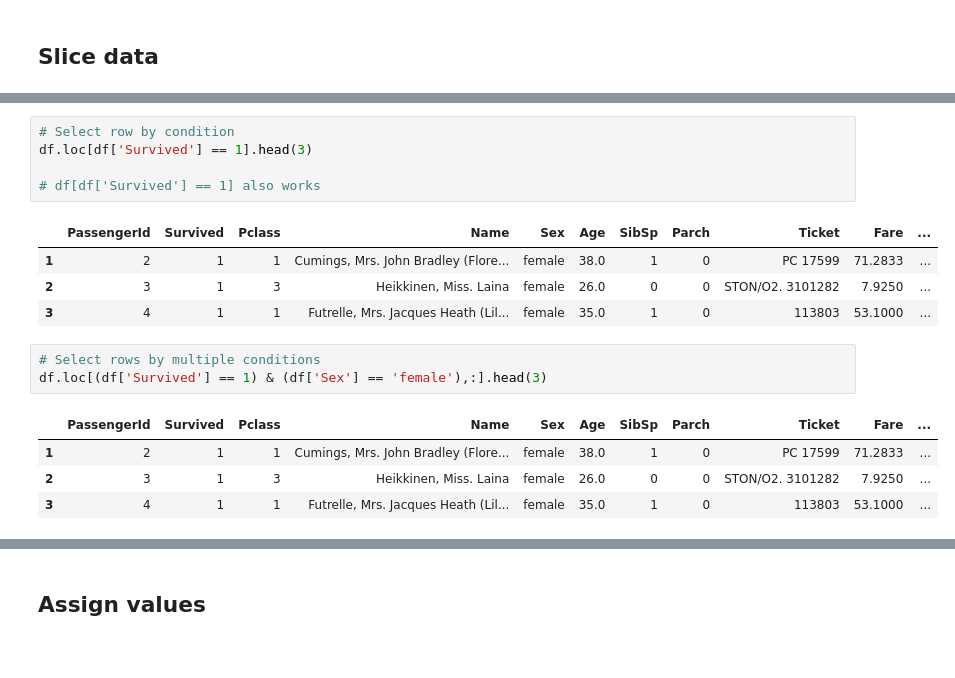
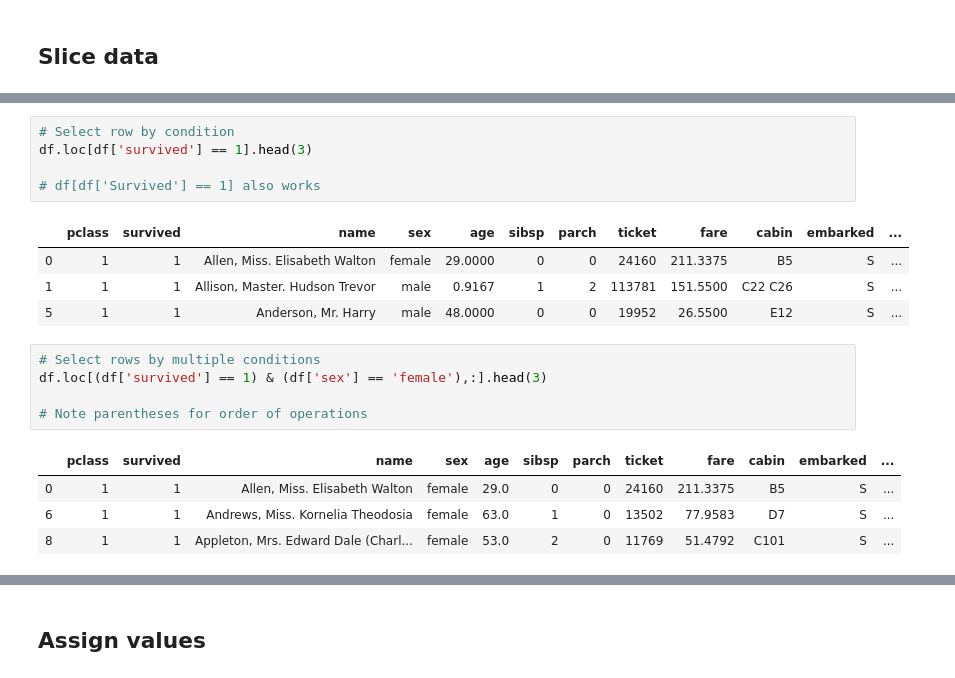
Before and after one commit to jayqi/rosetta-stone, a Jupyter notebook: data-analysis/data-frame-manipulation_python_pandas.ipynb, the cells around one changed output, grey strips where cells are left out. Saved outputs shown, nothing was run; the diff lists cells and outputs as text.

```diff
--- a/data-analysis/data-frame-manipulation_python_pandas.ipynb
+++ b/data-analysis/data-frame-manipulation_python_pandas.ipynb
@@ -70,18 +95,20 @@ df.loc[2:4,:]
 # %%
 # Select row by condition
-df.loc[df['Survived'] == 1].head(3)
+df.loc[df['survived'] == 1].head(3)
 
 # df[df['Survived'] == 1] also works
 # %% [output]
-|  | PassengerId | Survived | Pclass | Name | Sex | Age | SibSp | Parch | Ticket | Fare | ... |
-| 1 | 2 | 1 | 1 | Cumings, Mrs. John Bradley (Flore... | female | 38.0 | 1 | 0 | PC 17599 | 71.2833 | ... |
-| 2 | 3 | 1 | 3 | Heikkinen, Miss. Laina | female | 26.0 | 0 | 0 | STON/O2. 3101282 | 7.9250 | ... |
-| 3 | 4 | 1 | 1 | Futrelle, Mrs. Jacques Heath (Lil... | female | 35.0 | 1 | 0 | 113803 | 53.1000 | ... |
+|  | pclass | survived | name | sex | age | sibsp | parch | ticket | fare | cabin | embarked | ... |
+| 0 | 1 | 1 | Allen, Miss. Elisabeth Walton | female | 29.0000 | 0 | 0 | 24160 | 211.3375 | B5 | S | ... |
+| 1 | 1 | 1 | Allison, Master. Hudson Trevor | male | 0.9167 | 1 | 2 | 113781 | 151.5500 | C22 C26 | S | ... |
+| 5 | 1 | 1 | Anderson, Mr. Harry | male | 48.0000 | 0 | 0 | 19952 | 26.5500 | E12 | S | ... |
 # %%
 # Select rows by multiple conditions
-df.loc[(df['Survived'] == 1) & (df['Sex'] == 'female'),:].head(3)
+df.loc[(df['survived'] == 1) & (df['sex'] == 'female'),:].head(3)
+
+# Note parentheses for order of operations
 # %% [output]
-|  | PassengerId | Survived | Pclass | Name | Sex | Age | SibSp | Parch | Ticket | Fare | ... |
-| 1 | 2 | 1 | 1 | Cumings, Mrs. John Bradley (Flore... | female | 38.0 | 1 | 0 | PC 17599 | 71.2833 | ... |
-| 2 | 3 | 1 | 3 | Heikkinen, Miss. Laina | female | 26.0 | 0 | 0 | STON/O2. 3101282 | 7.9250 | ... |
-| 3 | 4 | 1 | 1 | Futrelle, Mrs. Jacques Heath (Lil... | female | 35.0 | 1 | 0 | 113803 | 53.1000 | ... |
+|  | pclass | survived | name | sex | age | sibsp | parch | ticket | fare | cabin | embarked | ... |
+| 0 | 1 | 1 | Allen, Miss. Elisabeth Walton | female | 29.0 | 0 | 0 | 24160 | 211.3375 | B5 | S | ... |
+| 6 | 1 | 1 | Andrews, Miss. Kornelia Theodosia | female | 63.0 | 1 | 0 | 13502 | 77.9583 | D7 | S | ... |
+| 8 | 1 | 1 | Appleton, Mrs. Edward Dale (Charl... | female | 53.0 | 2 | 0 | 11769 | 51.4792 | C101 | S | ... |
```
Also changed, not shown: parts of 21 cells of this notebook, 8 other files.
